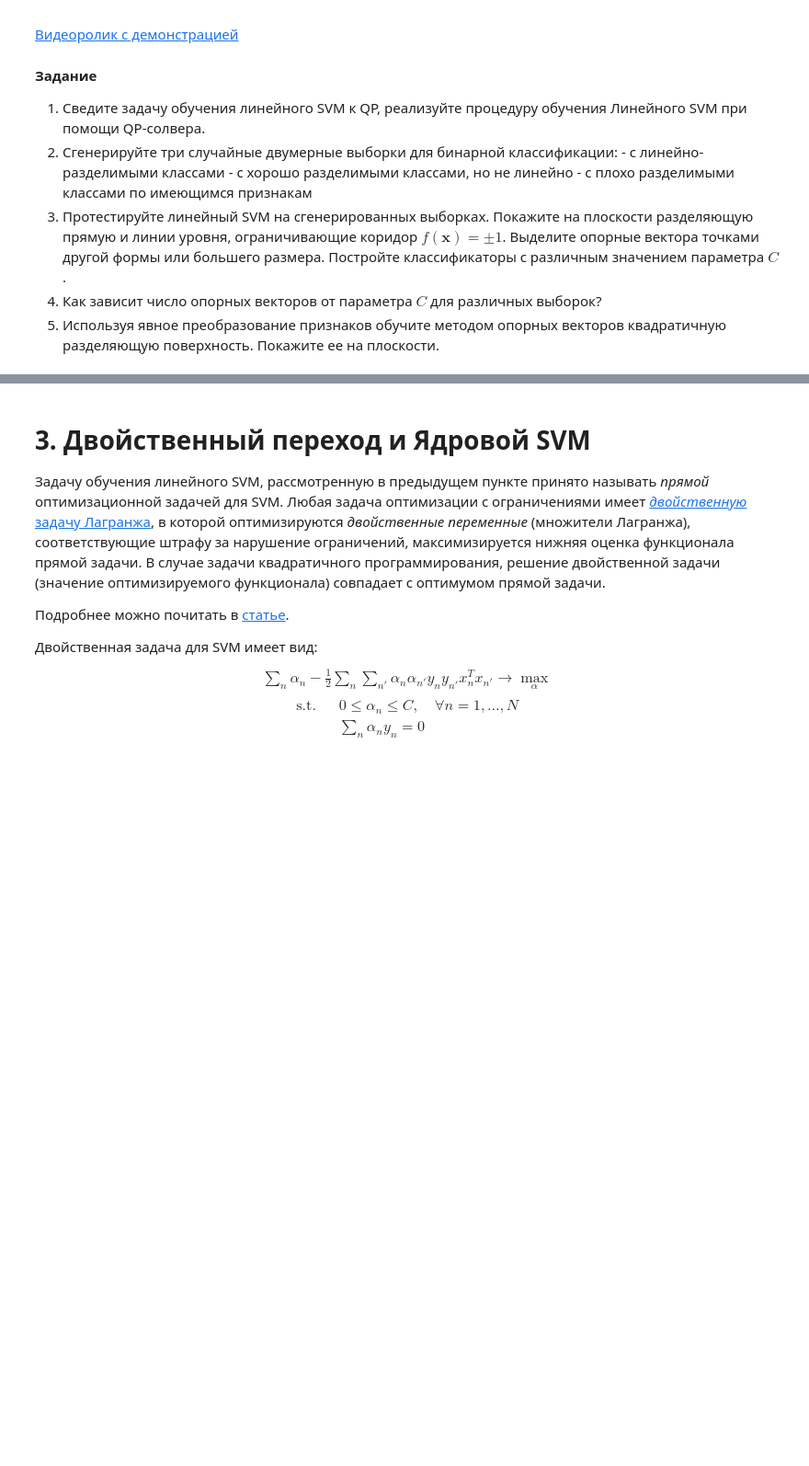
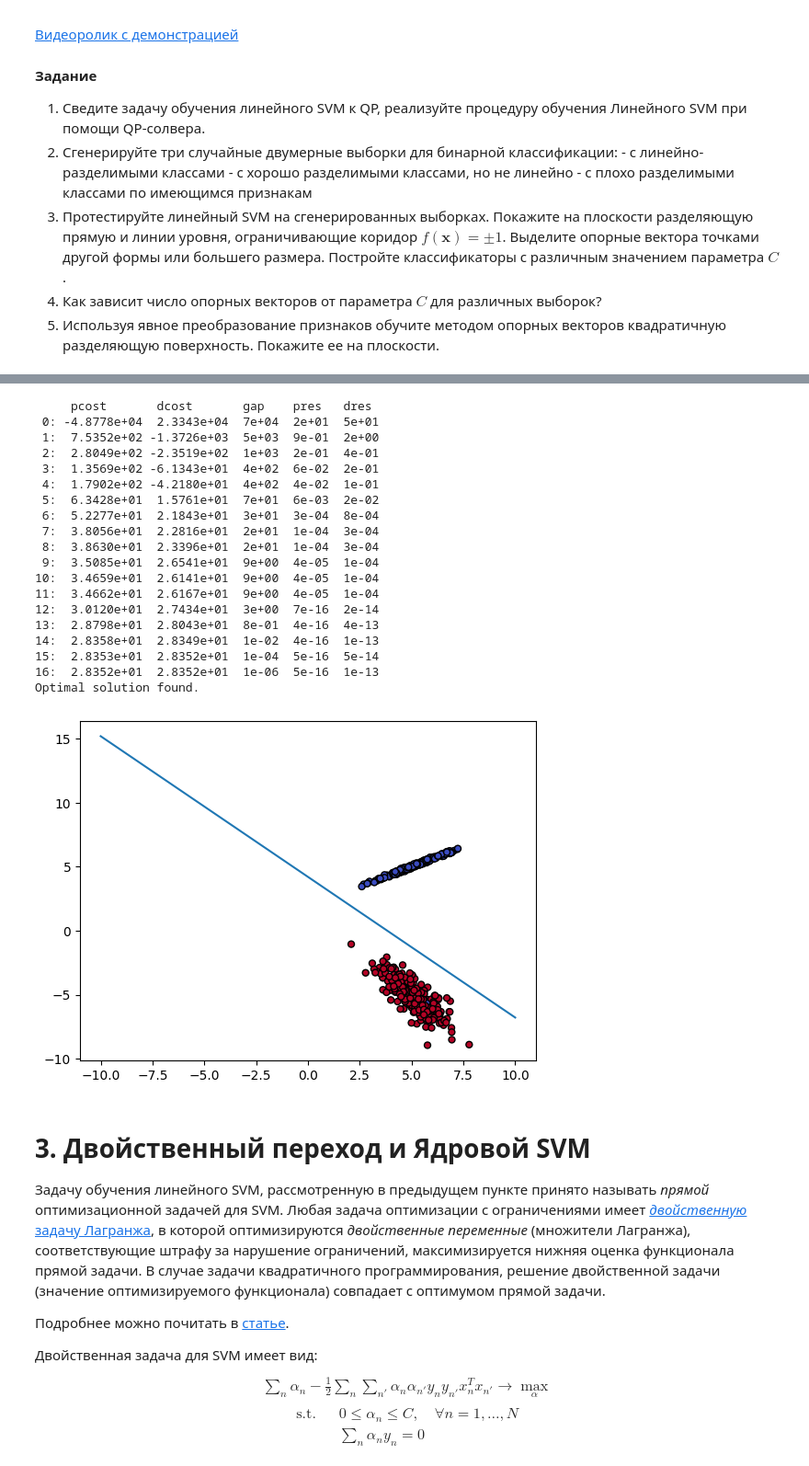
Before and after one commit to negamayunov/MachineLearning2023, a Jupyter notebook: homework03/homework-practice-03-SVM.ipynb, the cells around one changed output, grey strips where cells are left out. Shown at 92% size. Cells and saved outputs as stored; diff of their text form; code cells hidden in the pictures; blank space fills up the shorter version.

```diff
--- a/homework03/homework-practice-03-SVM.ipynb
+++ b/homework03/homework-practice-03-SVM.ipynb
@@ -57,15 +57,16 @@ from cvxopt import matrix
 from cvxopt.blas import dot
 from cvxopt.solvers import qp
 
-P = matrix([[2, 0],
-           [0, 8]], tc='d')
-q = matrix([-8, -16], tc='d')
-G = matrix(([[1, 1],
-            [1, 0],
-            [-1, 0],
-            [0, -1]]), size=(4, 2), tc='d')
-h = matrix([5, 3, 0, 0], tc='d')
+P = matrix(np.array([[2., 0.],
+                     [0., 8.]]))
+q = matrix([-8., -16.])
+G = matrix((np.array([[1., 1.],
+                      [1., 0.],
+                      [-1., 0.],
+                      [0., -1.]])))
+h = matrix([5., 3., 0., 0.])
 
-solver = qp(P, q, G=G, h=h)
+solver = qp(P, q, G, h)
+print(solver['x'])
 # %% [output]
      pcost       dcost       gap    pres   dres
@@ -239,3 +267,41 @@ print(-y * X.T)
+# %%
+svm = LinearSVM(10)
+# %%
+def hyperr(x, w, b):
+    return (-w[0] * xx - b) / w[1]
+# %%
+X1, Y1 = make_classification(
+    n_samples=500, n_features=2, n_redundant=0, n_clusters_per_class=1, class_sep=5, random_state=42
+)
+
+w, b = svm.fit(X1, Y1)
+xx = np.linspace(-10, 10, num=300)
+yy = hyperr(xx, w, b)
+
+plt.plot(xx, yy)
+
+plt.scatter(X1[:, 0], X1[:, 1], marker="o", c=Y1, s=25, cmap='coolwarm_r', edgecolor="k");
+# %% [output]
+     pcost       dcost       gap    pres   dres
+ 0: -4.8778e+04  2.3343e+04  7e+04  2e+01  5e+01
+ 1:  7.5352e+02 -1.3726e+03  5e+03  9e-01  2e+00
+ 2:  2.8049e+02 -2.3519e+02  1e+03  2e-01  4e-01
+ 3:  1.3569e+02 -6.1343e+01  4e+02  6e-02  2e-01
+ 4:  1.7902e+02 -4.2180e+01  4e+02  4e-02  1e-01
+ 5:  6.3428e+01  1.5761e+01  7e+01  6e-03  2e-02
+ 6:  5.2277e+01  2.1843e+01  3e+01  3e-04  8e-04
+ 7:  3.8056e+01  2.2816e+01  2e+01  1e-04  3e-04
+ 8:  3.8630e+01  2.3396e+01  2e+01  1e-04  3e-04
+ 9:  3.5085e+01  2.6541e+01  9e+00  4e-05  1e-04
+10:  3.4659e+01  2.6141e+01  9e+00  4e-05  1e-04
+11:  3.4662e+01  2.6167e+01  9e+00  4e-05  1e-04
+12:  3.0120e+01  2.7434e+01  3e+00  7e-16  2e-14
+13:  2.8798e+01  2.8043e+01  8e-01  4e-16  4e-13
+14:  2.8358e+01  2.8349e+01  1e-02  4e-16  1e-13
+15:  2.8353e+01  2.8352e+01  1e-04  5e-16  5e-14
+16:  2.8352e+01  2.8352e+01  1e-06  5e-16  1e-13
+Optimal solution found.
+[figure, added]
 # %% [markdown]
 # 3. Двойственный переход и Ядровой SVM
 
```
Also changed, not shown: parts of 28 cells of this notebook.
